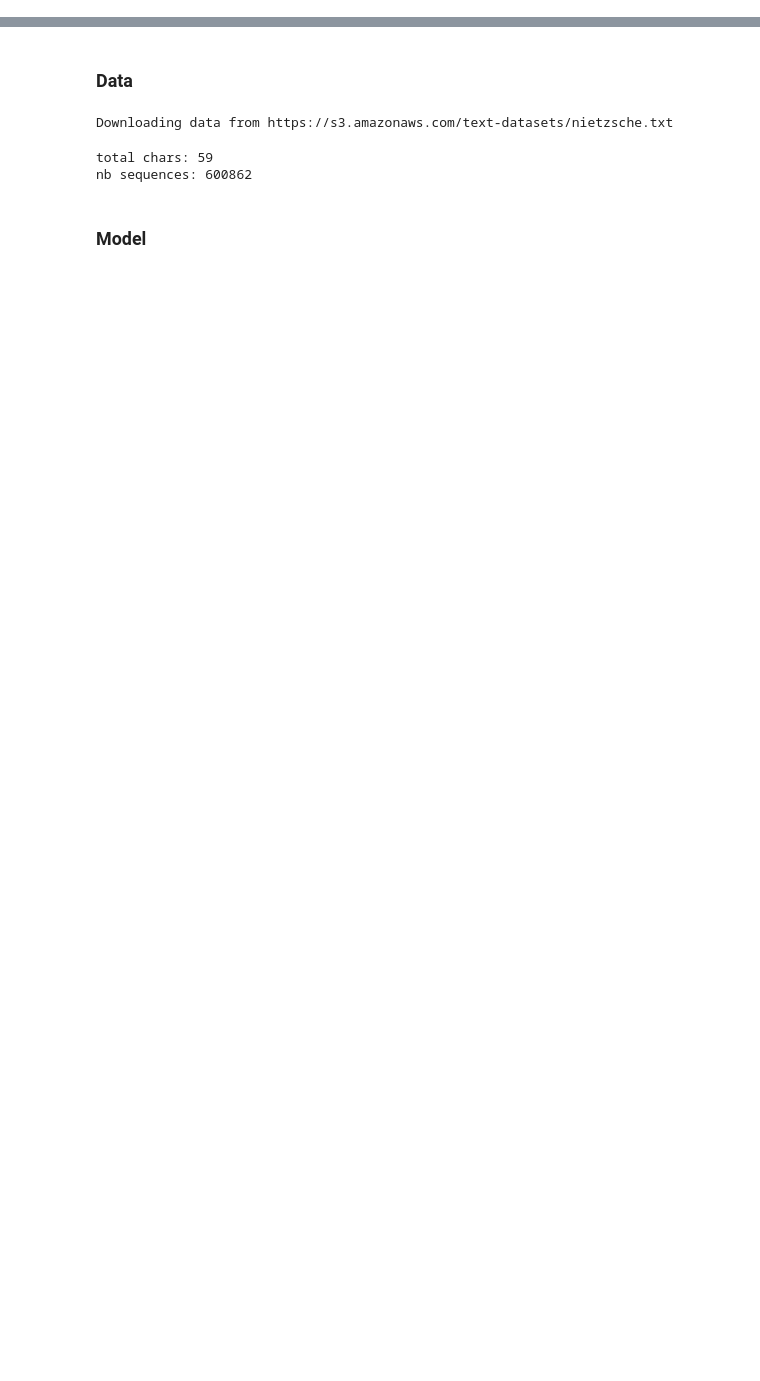
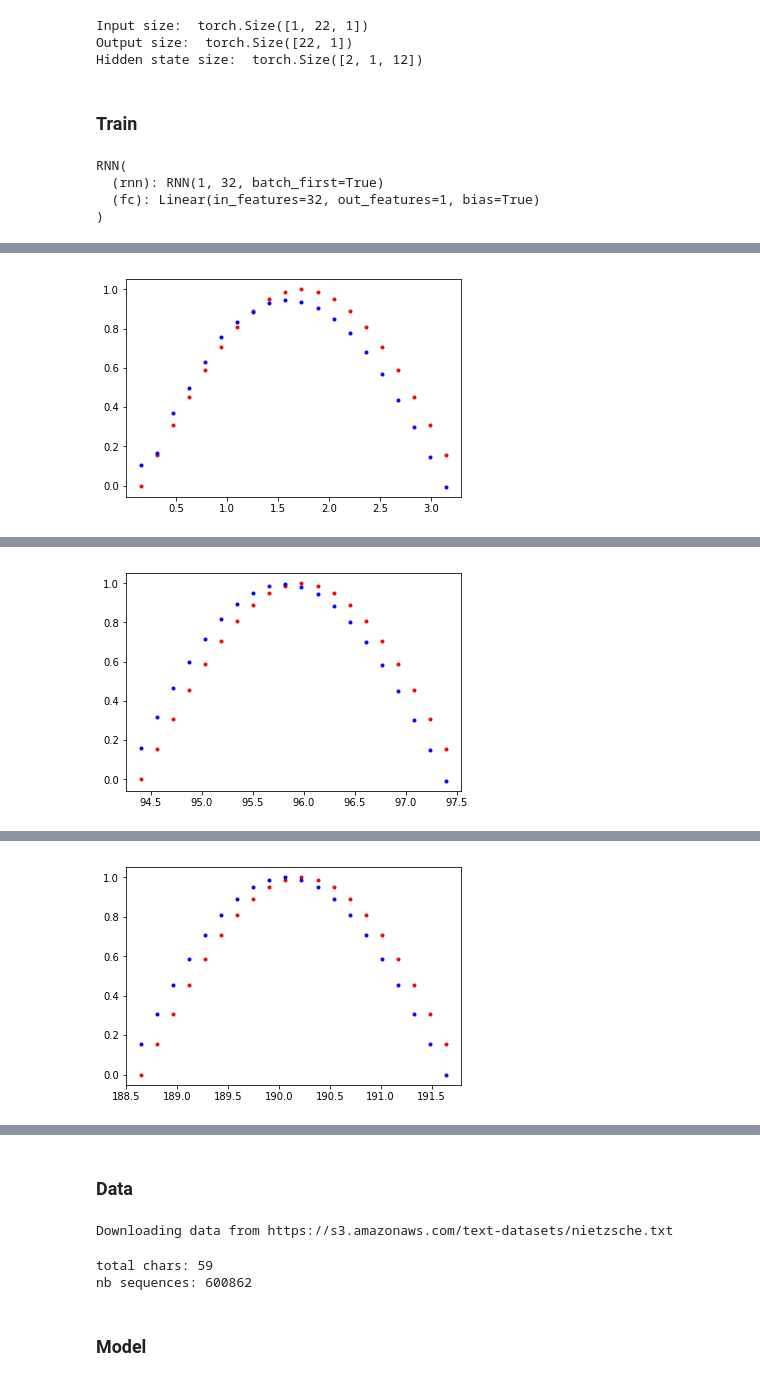
Before and after one commit to hoihui/nlp, a Jupyter notebook: RNN.ipynb, the cells around one changed output, grey strips where cells are left out. Cells and saved outputs as stored; diff of their text form; code cells hidden in the pictures; blank space fills up the shorter version.

```diff
--- a/RNN.ipynb
+++ b/RNN.ipynb
@@ -0,0 +22,8 @@
+# %%
+time_steps = np.linspace(0, np.pi, 21)
+data = np.sin(time_steps).reshape((21,1))  #last dim of 1 is the number of features at each time instance (just a number here)
+inp, tar = data[:-1], data[1:]
+
+# illustration
+plt.plot(time_steps[1:], inp, 'r.', label='input, x')
+plt.plot(time_steps[1:], tar, 'b.', label='target, y')
@@ -0,0 +68,57 @@
+# %%
+# dimensions test
+rnn = RNN(input_size=1, output_size=1, hidden_dim=12, n_layers=2)
+
+test_input = torch.rand((1,22,1)) # batch_size of 1 as first dimension, feature dim of 1 as last dimension
+print('Input size: ', test_input.shape)
+
+pred, hidden = rnn(x=test_input, hidden=torch.rand((2,1,12)))
+print('Output size: ', pred.shape)
+print('Hidden state size: ', hidden.shape)
+# %% [output]
+Input size:  torch.Size([1, 22, 1])
+Output size:  torch.Size([22, 1])
+Hidden state size:  torch.Size([2, 1, 12])
+# %% [markdown]
+### Train
+# %%
+seq_length=20
+input_size=1
+output_size=1
+hidden_dim=32
+n_layers=1
+n_steps = 90
+print_every = 30
+
+rnn = RNN(input_size, output_size, hidden_dim, n_layers)
+print(rnn)
+criterion = nn.MSELoss()
+optimizer = torch.optim.Adam(rnn.parameters(), lr=0.01)
+# %% [output]
+RNN(
+  (rnn): RNN(1, 32, batch_first=True)
+  (fc): Linear(in_features=32, out_features=1, bias=True)
+)
+# %%
+hidden = None
+for step in range(n_steps):
+    # training data = sine curve (continues from previous)
+    time_steps = np.linspace(step*np.pi, (step+1)*np.pi, seq_length + 1)
+    data = np.sin(time_steps)
+    X = torch.Tensor(data[:-1]).view(1,seq_length,1) # gives batch_size dim of 1
+    y = torch.Tensor(data[1:]).view(seq_length,1)
+
+    prediction, hidden = rnn(X, hidden) # forward
+    hidden = hidden.detach()            # don't backpropagate through the entire history
+
+    loss = criterion(prediction, y)
+    optimizer.zero_grad()
+    loss.backward()
+    optimizer.step()
+
+    if step%print_every == 0:
+        print('Loss: ', loss.item())
+        plt.plot(time_steps[1:], X.numpy().flatten(), 'r.') # input
+        plt.plot(time_steps[1:], prediction.detach().numpy().flatten(), 'b.') # predictions
+        plt.show()
+# %% [output]
@@ -0,0 +126 @@
+[figure, added]
@@ -0,0 +128 @@
+[figure, added]
@@ -0,0 +130 @@
+[figure, added]
```
Also changed, not shown: parts of 36 cells of this notebook, 2 other files.
